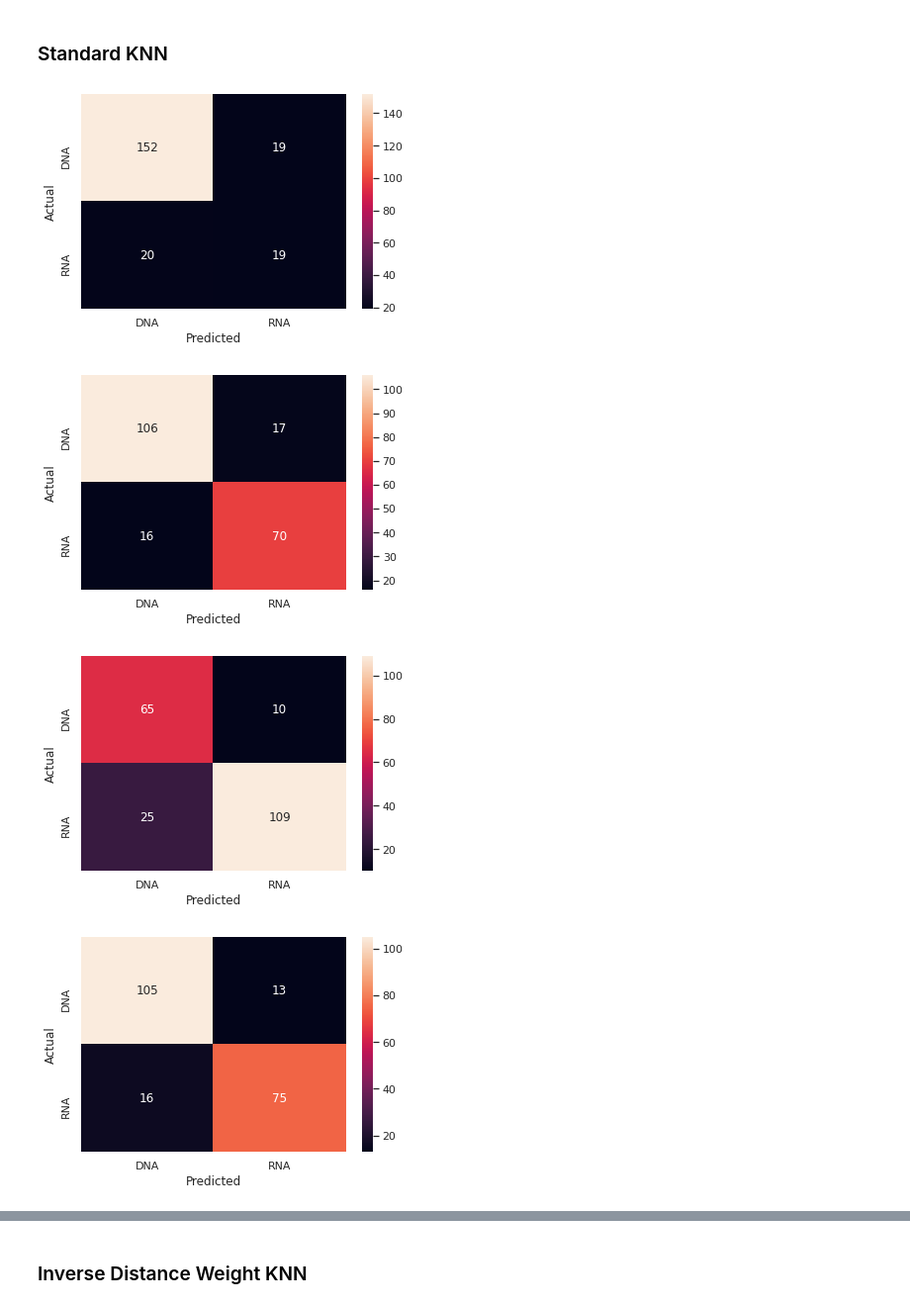
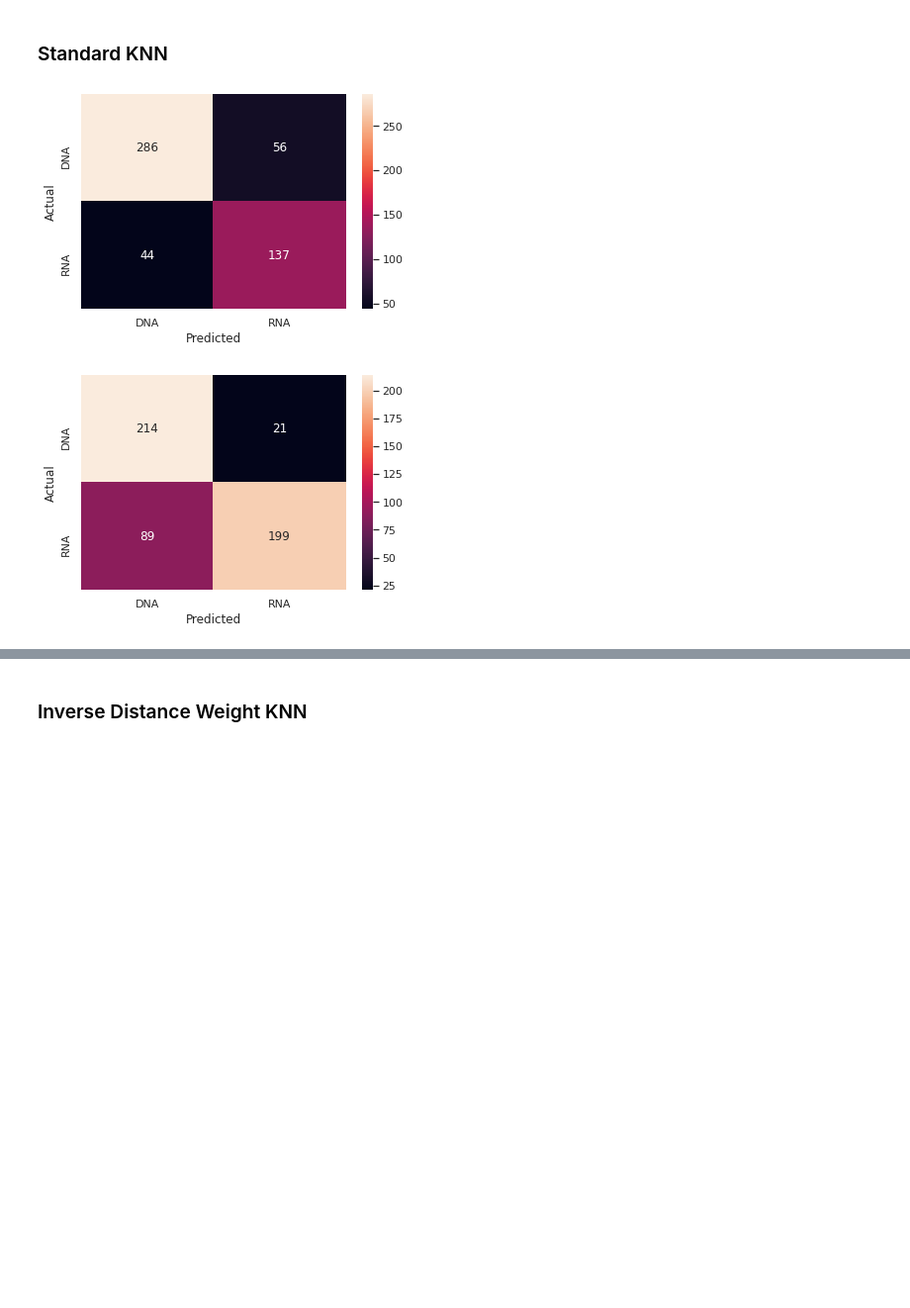
Before and after one commit to alanpbandeira/DAF-projects, a Jupyter notebook: protein_classification/notebooks/KNN-Experiments.ipynb, the cells around one changed output, grey strips where cells are left out. Shown at 99% size. Cells and saved outputs as stored; diff of their text form; code cells hidden in the pictures; blank space fills up the shorter version.

```diff
--- a/protein_classification/notebooks/KNN-Experiments.ipynb
+++ b/protein_classification/notebooks/KNN-Experiments.ipynb
@@ -146,7 +145,7 @@ def classification(
     features: pd.DataFrame,
     target: np.array,
     knn_params: dict,
-    n_splits: int) -> list:
+    n_splits: int) -> tuple:
     """docstring"""
 
     model = KNeighborsClassifier(**knn_params)
@@ -180,7 +203,7 @@ predictions, valids = classification(
     df[features],
     np.array(df['macromoleculeType']),
     harmonic_params,
-    n_splits=5
+    n_splits=2
 )
 
 for pred, valid in zip(predictions, valids):
@@ -202,21 +222,19 @@ for pred, valid in zip(predictions, valids):
 # %%
 std_preds, std_valids = classification(
     df[features],
     np.array(df['macromoleculeType']),
     standard_params,
-    n_splits=5
+    n_splits=2
 )
 
 for pred, valid in zip(std_preds, std_valids):
     mtx = pd.crosstab(
         pd.Series(valid),
         pd.Series(pred),
         rownames=['Actual'],
         colnames=['Predicted'])
     sns.heatmap(mtx, annot=True, fmt='d')
     plt.show()
 # %% [output]
-[figure, old version]
+[figure, new version]
-[figure, old version]
+[figure, new version]
-[figure, removed]
-[figure, removed]
```
Also changed, not shown: parts of 15 cells of this notebook, 6 other files.
